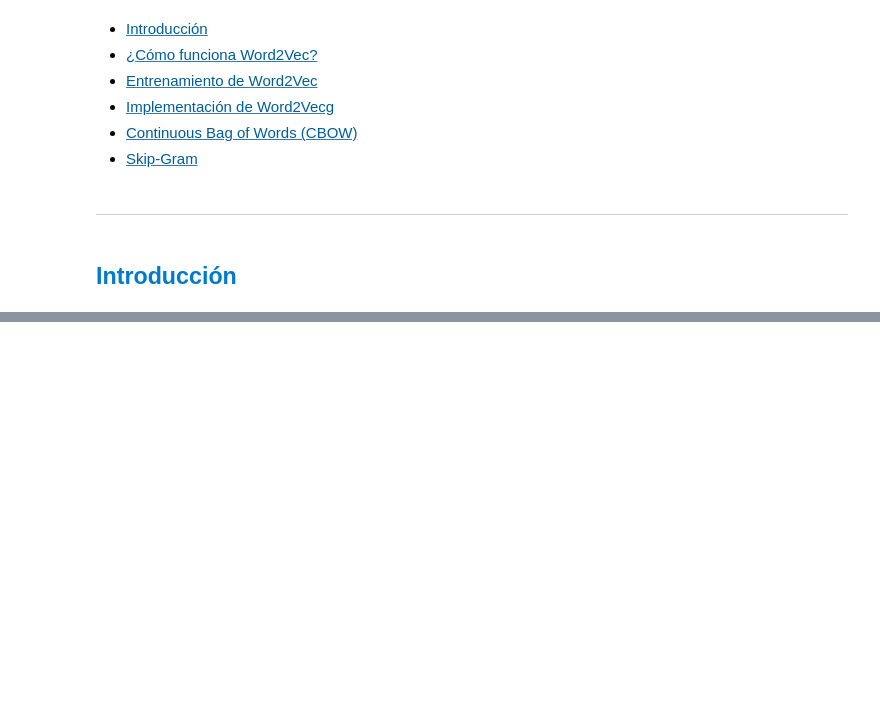
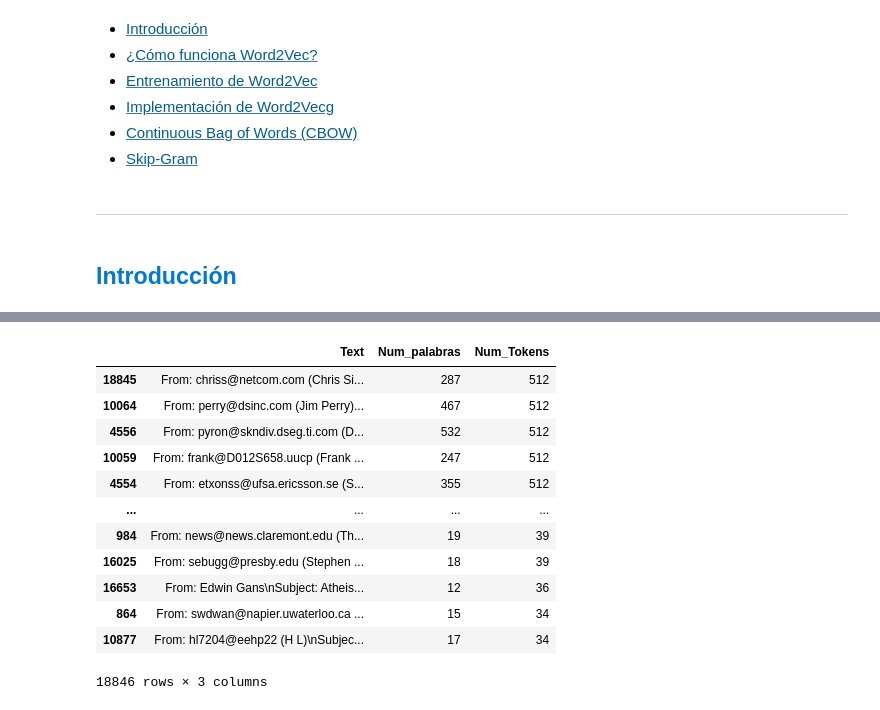
Before and after one commit to contreras-juan/UPTC_Diplomado_ML, a Jupyter notebook: 5_Aprendizaje_Profundo/Cuadernos/16_Transformers.ipynb, the cells around one changed output, grey strips where cells are left out. Drawn from its saved outputs; the diff is of its cells as text; code cells hidden in the pictures; blank space fills up the shorter version.

```diff
--- a/5_Aprendizaje_Profundo/Cuadernos/16_Transformers.ipynb
+++ b/5_Aprendizaje_Profundo/Cuadernos/16_Transformers.ipynb
@@ -23,0 +127,2 @@
+# %%
+data = fetch_20newsgroups(subset='all')
@@ -23,0 +154,6 @@
+# %%
+# Convertir textos en dataframe
+df = pd.DataFrame(data.data, columns=['Text'])
+
+# Contar númeor de palabras
+df['Num_palabras'] = df['Text'].str.split().str.len()
@@ -23,0 +176,24 @@
+# %%
+hf_model = r'bert-base-uncased'
+# %%
+# Cargar el modelo y el tokenizador de BERT
+tokenizer = AutoTokenizer.from_pretrained(hf_model)
+model = AutoModel.from_pretrained(hf_model)
+# %%
+# Analizar número de Tokens
+df['Num_Tokens'] = df['Text'].apply(lambda txt: len(tokenizer(txt, padding=True, truncation=True, return_tensors='pt').input_ids[0]))
+df.sort_values(by='Num_Tokens',ascending=False)
+# %% [output]
+|  | Text | Num_palabras | Num_Tokens |
+| 18845 | From: chriss@netcom.com (Chris Si... | 287 | 512 |
+| 10064 | From: perry@dsinc.com (Jim Perry)... | 467 | 512 |
+| 4556 | From: pyron@skndiv.dseg.ti.com (D... | 532 | 512 |
+| 10059 | From: frank@D012S658.uucp (Frank ... | 247 | 512 |
+| 4554 | From: etxonss@ufsa.ericsson.se (S... | 355 | 512 |
+| ... | ... | ... | ... |
+| 984 | From: news@news.claremont.edu (Th... | 19 | 39 |
+| 16025 | From: sebugg@presby.edu (Stephen ... | 18 | 39 |
+| 16653 | From: Edwin Gans\nSubject: Atheis... | 12 | 36 |
+| 864 | From: swdwan@napier.uwaterloo.ca ... | 15 | 34 |
+| 10877 | From: hl7204@eehp22 (H L)\nSubjec... | 17 | 34 |
+18846 rows × 3 columns
```
Also changed, not shown: parts of 55 cells of this notebook, 2 other files.
